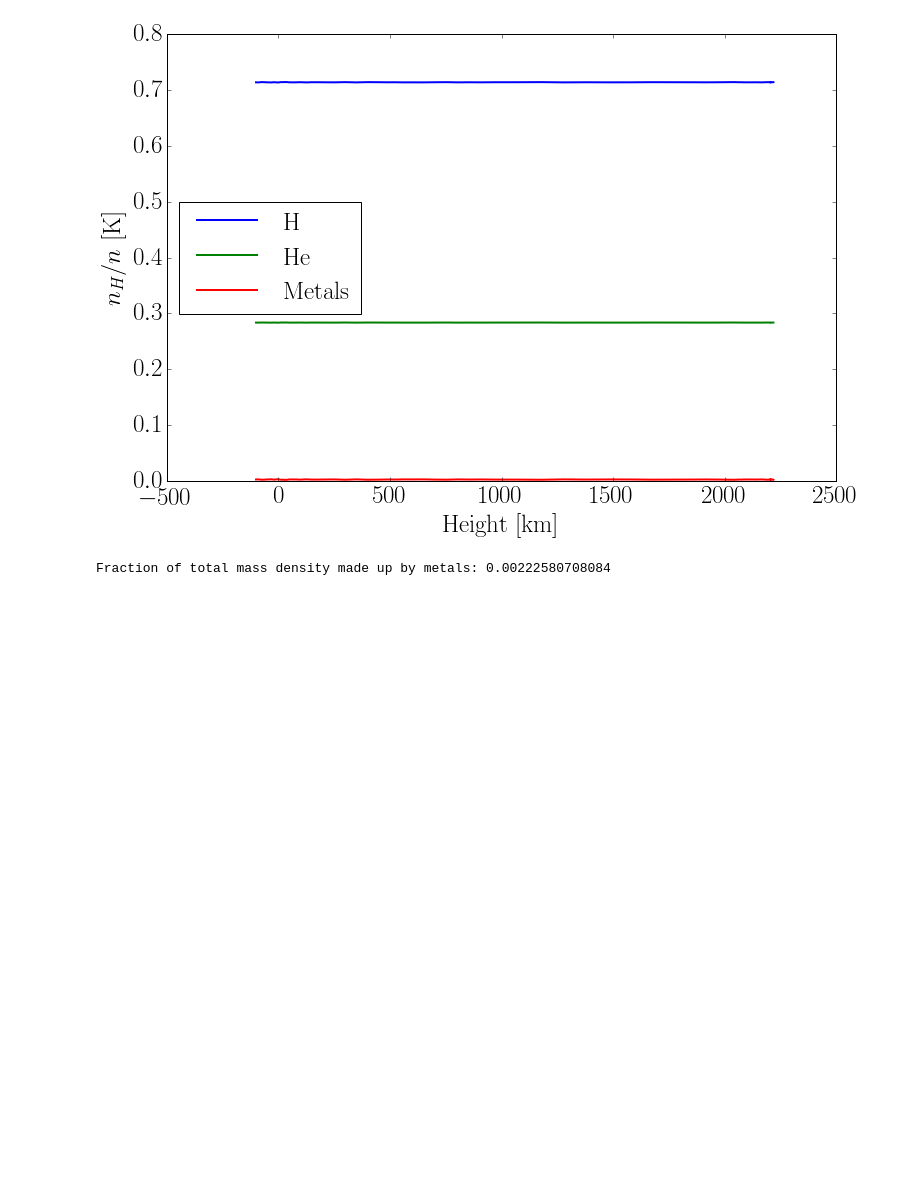
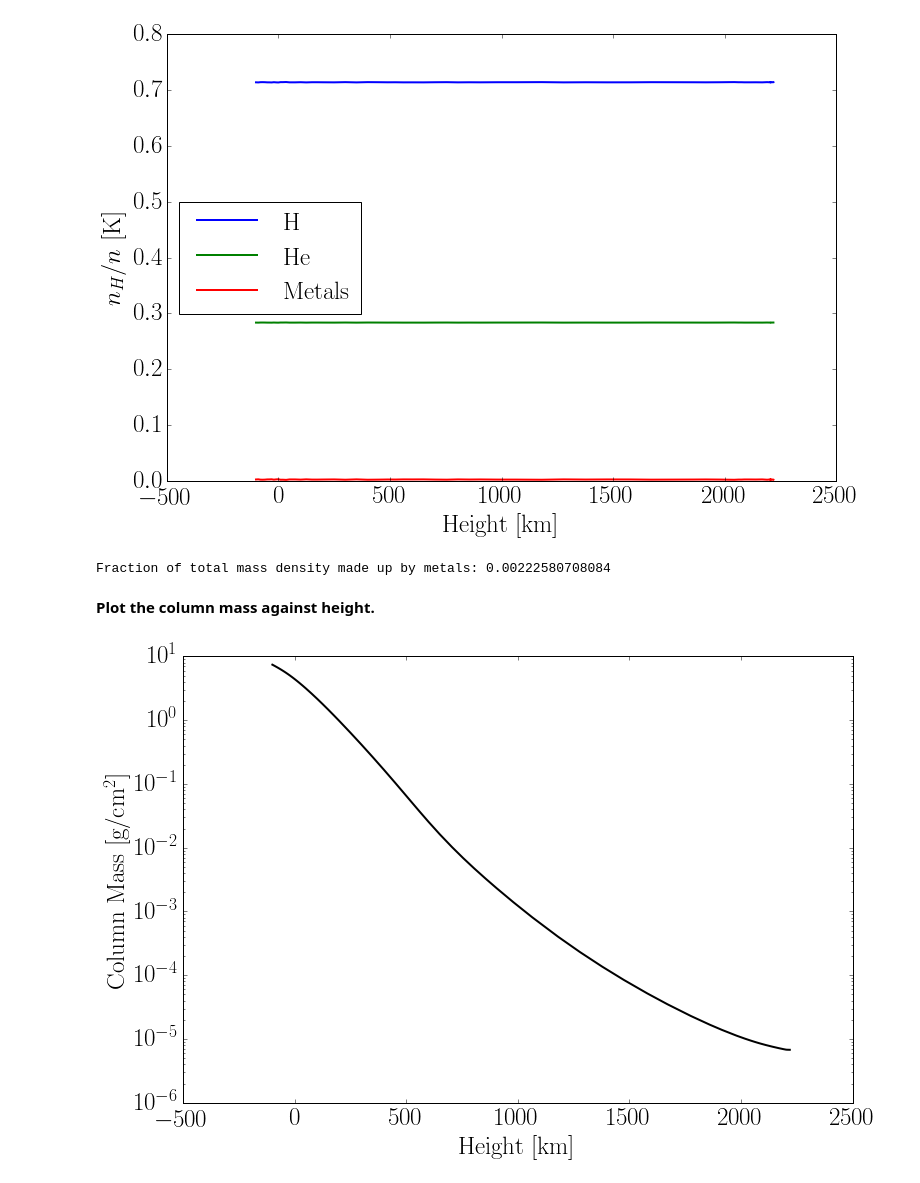
Before and after one commit to jlustigy/astr521, a Jupyter notebook: Rutten Lab B1.ipynb, the cells around one changed output. Drawn from its saved outputs; the diff is of its cells as text; code cells hidden in the pictures; blank space fills up the shorter version.

```diff
--- a/Rutten Lab B1.ipynb
+++ b/Rutten Lab B1.ipynb
@@ -129,3 +129,16 @@ plt.show()
 print "Fraction of total mass density made up by metals:", np.mean(fZ)
 # %% [output]
 Fraction of total mass density made up by metals: 0.00222580708084
+# %% [markdown]
+**Plot the column mass against height.**
+# %%
+fig = plt.figure(figsize=(12,8))
+gs = gridspec.GridSpec(1,1)
+ax0 = plt.subplot(gs[0])
+ax0.plot(height,colm, lw=2.0, c='k')
+ax0.set_xlabel(r"Height [km]")
+ax0.set_ylabel(r"Column Mass [g/cm$^2$]")
+ax0.semilogy()
+plt.show()
+# %% [output]
+[figure, added]
```
Also changed, not shown: parts of 5 cells of this notebook.
